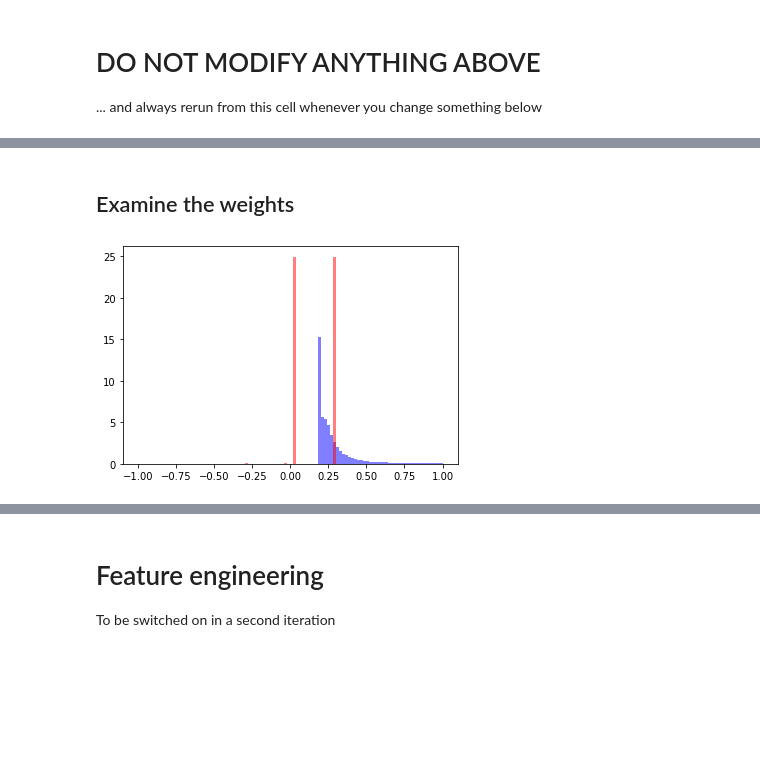
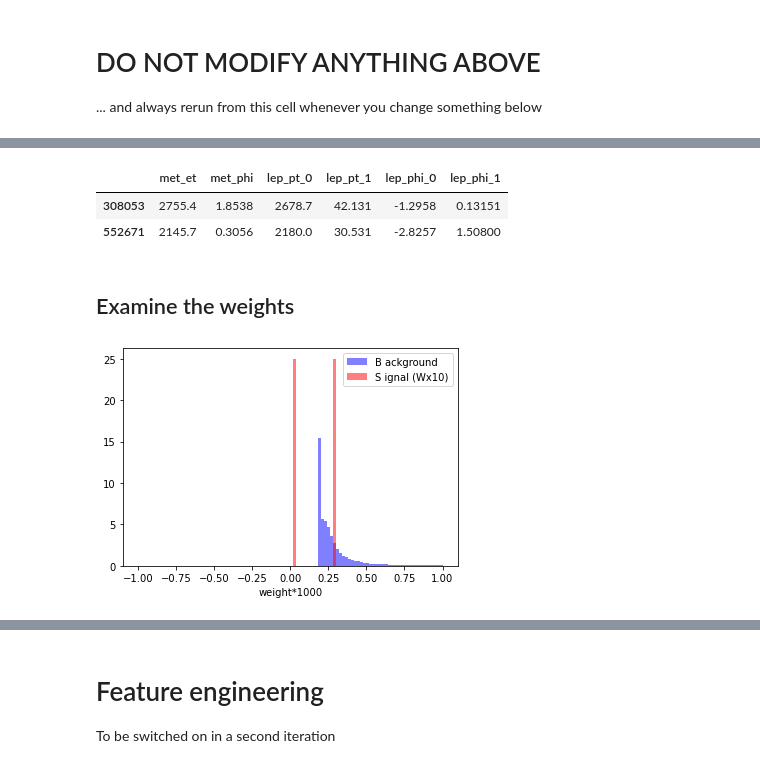
Before and after one commit to dhrou/HEPMLtutorials, a Jupyter notebook: HEPML_HandsOn_BDT.ipynb, the cells around one changed output, grey strips where cells are left out. Drawn from its saved outputs; the diff is of its cells as text; code cells hidden in the pictures; blank space fills up the shorter version.

```diff
--- a/HEPML_HandsOn_BDT.ipynb
+++ b/HEPML_HandsOn_BDT.ipynb
@@ -3,8 +3,8 @@
 # %% [markdown]
 ## Standard Imports
 # %%
+COLAB=True #if running on https://colab.research.google.com/notebooks/welcome.ipynb
 #COLAB=False #if running on local anaconda installation https://docs.anaconda.com/anaconda/install/
-COLAB=False #if running on https://colab.research.google.com/notebooks/welcome.ipynb
 # %%
 import os
 import numpy as np
@@ -171,0 +179,8 @@ fulldata.shape
+# %%
+print ("Df shape before selection :", dfall.shape)
+# only keep events with exactly two leptons
+# only keep events with positive weight. This is in principle wrong. Many DS tool choke on negative weight.
+fulldata=dfall[ (dfall.lep_n==2) & (dfall.mcWeight > 0)]
+
+
+print ("Df shape after selection :",fulldata.shape)
@@ -192,10 +249,20 @@ data.head()
+# %%
+data[data.lep_pt_0+data.lep_pt_1>2000].head()
+# %% [output]
+|  | met_et | met_phi | lep_pt_0 | lep_pt_1 | lep_phi_0 | lep_phi_1 |
+| 308053 | 2755.4 | 1.8538 | 2678.7 | 42.131 | -1.2958 | 0.13151 |
+| 552671 | 2145.7 | 0.3056 | 2180.0 | 30.531 | -2.8257 | 1.50800 |
 # %% [markdown]
 ## Examine the weights
 # %%
-plt.figure()
+fig,ax=plt.subplots()
+#fig=plt.figure()
+
 bins=np.linspace(-1,1,101)
-plt.hist(weights[target==0]*1000,bins=bins,color='b',alpha=0.5,density=True)
-plt.hist(weights[target==1]*10000,bins=bins,color='r',alpha=0.5,density=True)
+plt.hist(weights[target==0]*1000,bins=bins,color='b',alpha=0.5,density=True,label='B ackground')
+plt.hist(weights[target==1]*10000,bins=bins,color='r',alpha=0.5,density=True,label='S ignal (Wx10)')
+plt.legend(loc='best')
+ax.set_xlabel('weight*1000')
 plt.show()
 # %% [output]
-[figure, old version]
+[figure, new version]
```
Also changed, not shown: parts of 34 cells of this notebook.
